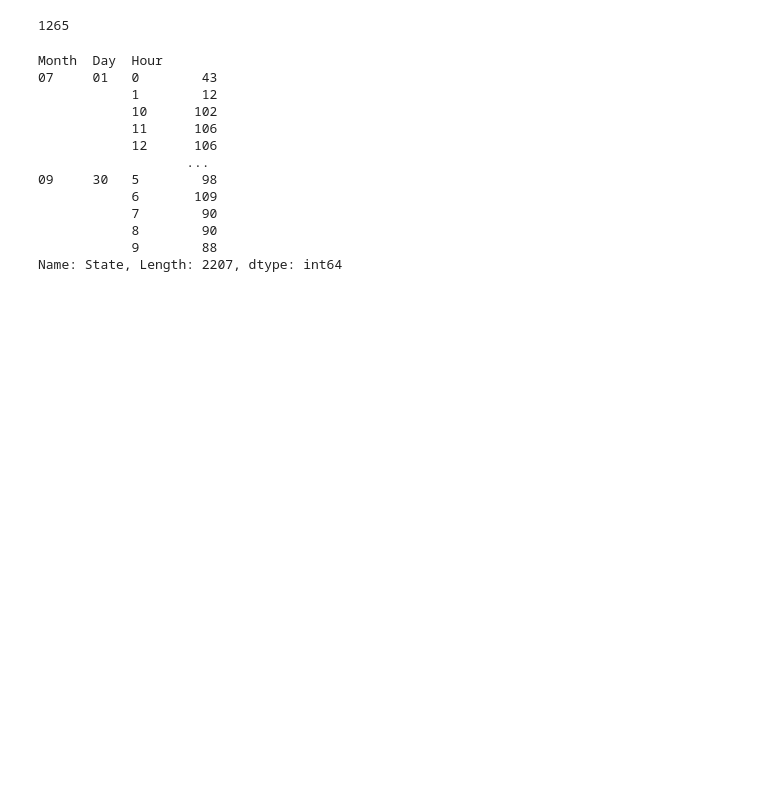
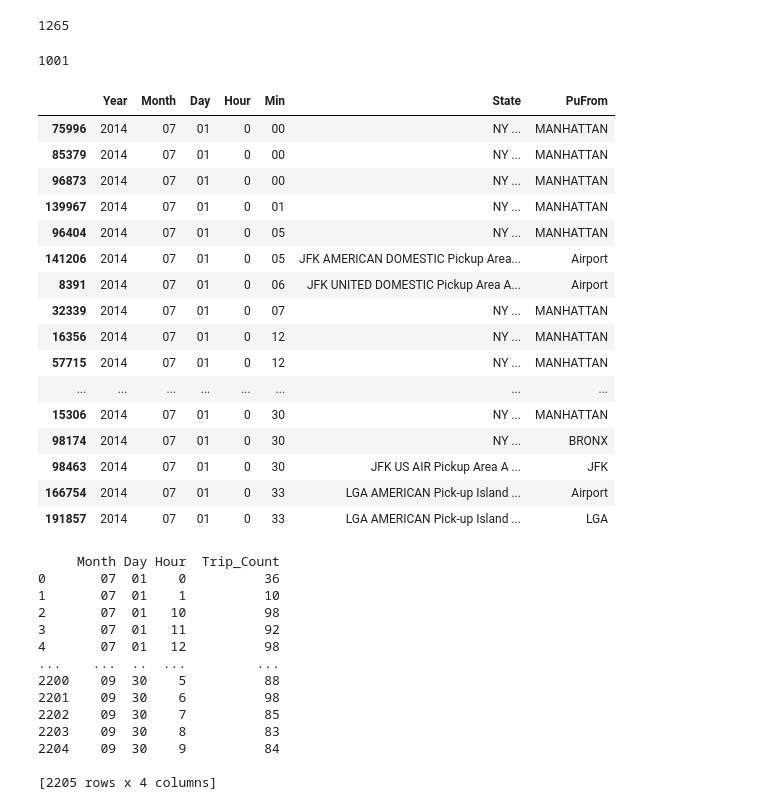
Before and after one commit to iliveonit/Project1-2020, a Jupyter notebook: WaitTime_NYC_Data.ipynb, the cells around one changed output. Drawn from its saved outputs; the diff is of its cells as text; code cells hidden in the pictures; blank space fills up the shorter version.

```diff
--- a/WaitTime_NYC_Data.ipynb
+++ b/WaitTime_NYC_Data.ipynb
@@ -103 +102,6 @@ df_1
 192746 rows × 7 columns
+# %%
+# replacing na values in PuFrom with 'Airport'
+df_Clean['PuFrom'].fillna('Airport', inplace = True)
+
+df_Clean
@@ -105,27 +123,56 @@ df_1
 len(df_1["PuFrom"].unique())
 # %% [output]
 1265
+# %%
+len(df_1["State"].unique())
+# %% [output]
+1001
+# %%
+search_values = ['NY','JFK','LGA', 'Airport']
+df_Pi = df_Clean[df_1.State.str.contains('|'.join(search_values ))]
+df_Pi.head(26)
+# %% [output]
+|  | Year | Month | Day | Hour | Min | State | PuFrom |
+| 75996 | 2014 | 07 | 01 | 0 | 00 | NY ... | MANHATTAN |
+| 85379 | 2014 | 07 | 01 | 0 | 00 | NY ... | MANHATTAN |
+| 96873 | 2014 | 07 | 01 | 0 | 00 | NY ... | MANHATTAN |
+| 139967 | 2014 | 07 | 01 | 0 | 01 | NY ... | MANHATTAN |
+| 96404 | 2014 | 07 | 01 | 0 | 05 | NY ... | MANHATTAN |
+| 141206 | 2014 | 07 | 01 | 0 | 05 | JFK AMERICAN DOMESTIC Pickup Area... | Airport |
+| 8391 | 2014 | 07 | 01 | 0 | 06 | JFK UNITED DOMESTIC Pickup Area A... | Airport |
+| 32339 | 2014 | 07 | 01 | 0 | 07 | NY ... | MANHATTAN |
+| 16356 | 2014 | 07 | 01 | 0 | 12 | NY ... | MANHATTAN |
+| 57715 | 2014 | 07 | 01 | 0 | 12 | NY ... | MANHATTAN |
+| ... | ... | ... | ... | ... | ... | ... | ... |
+| 15306 | 2014 | 07 | 01 | 0 | 30 | NY ... | MANHATTAN |
+| 98174 | 2014 | 07 | 01 | 0 | 30 | NY ... | BRONX |
+| 98463 | 2014 | 07 | 01 | 0 | 30 | JFK US AIR Pickup Area A ... | JFK |
+| 166754 | 2014 | 07 | 01 | 0 | 33 | LGA AMERICAN Pick-up Island ... | Airport |
+| 191857 | 2014 | 07 | 01 | 0 | 33 | LGA AMERICAN Pick-up Island ... | LGA |
 # %%
 #PU_Data = mydata.groupby(["Date","PuFrom"])["Time"].sum()
-df_g0 = df_1.groupby(['Month','Day','Hour'])["State"].count()
-df_g0
-
 #df_g1 = df_1.groupby(['Month','Day','Hour'])["State" in "NY"].count()
 #df_g1.head(26)
-
 #PU_Data = mydata.groupby(["Date","PU_Hr","PuFrom"])["State"].sum()
 #PU_Data
+
+#df_g0 = df_Pi.groupby(['Month','Day','Hour'])["State"].count().reset_index(name="Trip_Count")
+
+df_g0 = df_Pi.groupby(['Month','Day','Hour'])["PuFrom"].count().reset_index(name="Trip_Count")
+df_Trips = print(df_g0)
+df_Trips
 # %% [output]
-Month  Day  Hour
-07     01   0        43
-            1        12
-            10      102
-            11      106
-            12      106
-                   ...
-09     30   5        98
-            6       109
-            7        90
-            8        90
-            9        88
-Name: State, Length: 2207, dtype: int64
+     Month Day Hour  Trip_Count
+0       07  01    0          36
+1       07  01    1          10
+2       07  01   10          98
+3       07  01   11          92
+4       07  01   12          98
+...    ...  ..  ...         ...
+2200    09  30    5          88
+2201    09  30    6          98
+2202    09  30    7          85
+2203    09  30    8          83
+2204    09  30    9          84
+
+[2205 rows x 4 columns]
```
Also changed, not shown: parts of 12 cells of this notebook, 1 other file.
